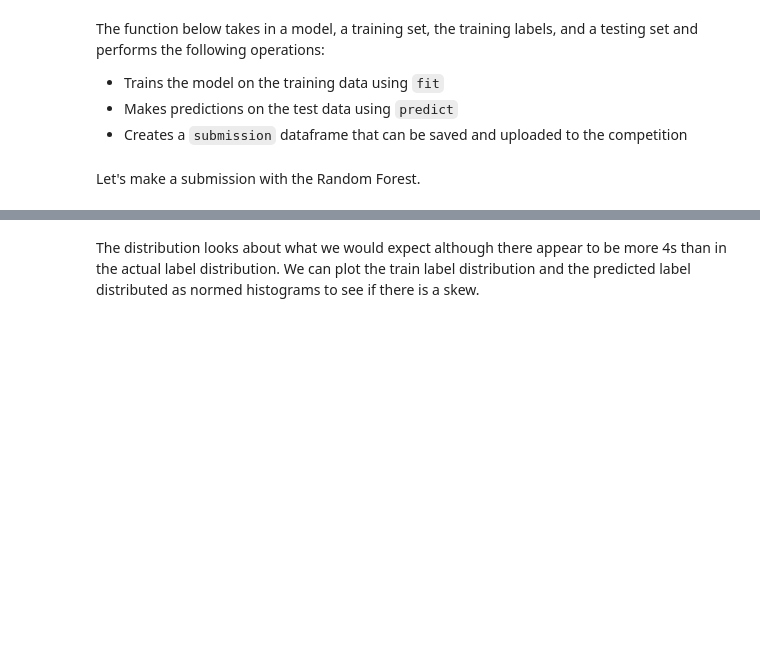
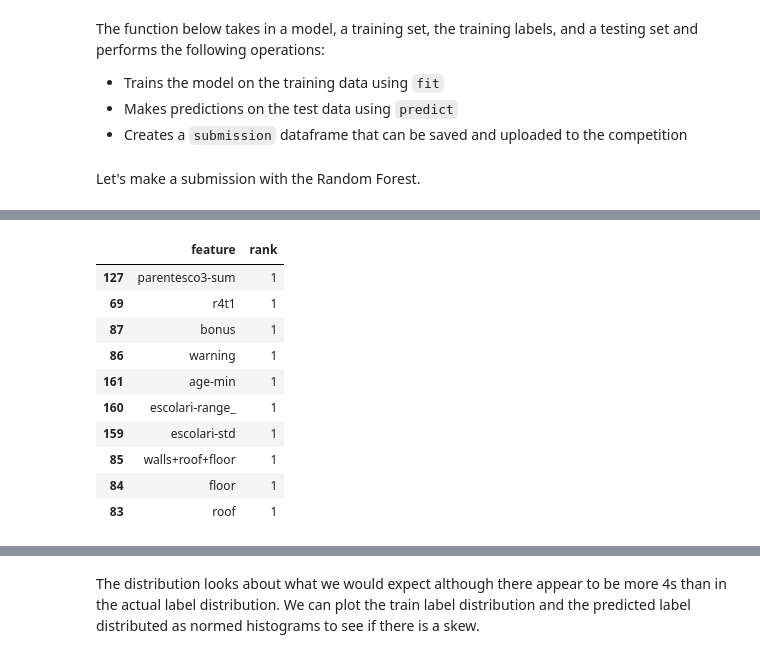
Before and after one commit to WillKoehrsen/data-science-for-good, a Jupyter notebook: costa-rican-poverty/1. A Complete Walkthrough.ipynb, the cells around one changed output, grey strips where cells are left out. Saved outputs shown, nothing was run; the diff lists cells and outputs as text; code cells hidden in the pictures; blank space fills up the shorter version.

```diff
--- a/costa-rican-poverty/1. A Complete Walkthrough.ipynb
+++ b/costa-rican-poverty/1. A Complete Walkthrough.ipynb
@@ -1789,0 +1857,15 @@ We can visualize the distribution of labels in the test data. This will serve as
+# %%
+rankings = pd.DataFrame({'feature': list(train_set.columns), 'rank': list(selector.ranking_)}).sort_values('rank')
+rankings.head(10)
+# %% [output]
+|  | feature | rank |
+| 127 | parentesco3-sum | 1 |
+| 69 | r4t1 | 1 |
+| 87 | bonus | 1 |
+| 86 | warning | 1 |
+| 161 | age-min | 1 |
+| 160 | escolari-range_ | 1 |
+| 159 | escolari-std | 1 |
+| 85 | walls+roof+floor | 1 |
+| 84 | floor | 1 |
+| 83 | roof | 1 |
```
Also changed, not shown: parts of 38 cells of this notebook, 3 other files.
